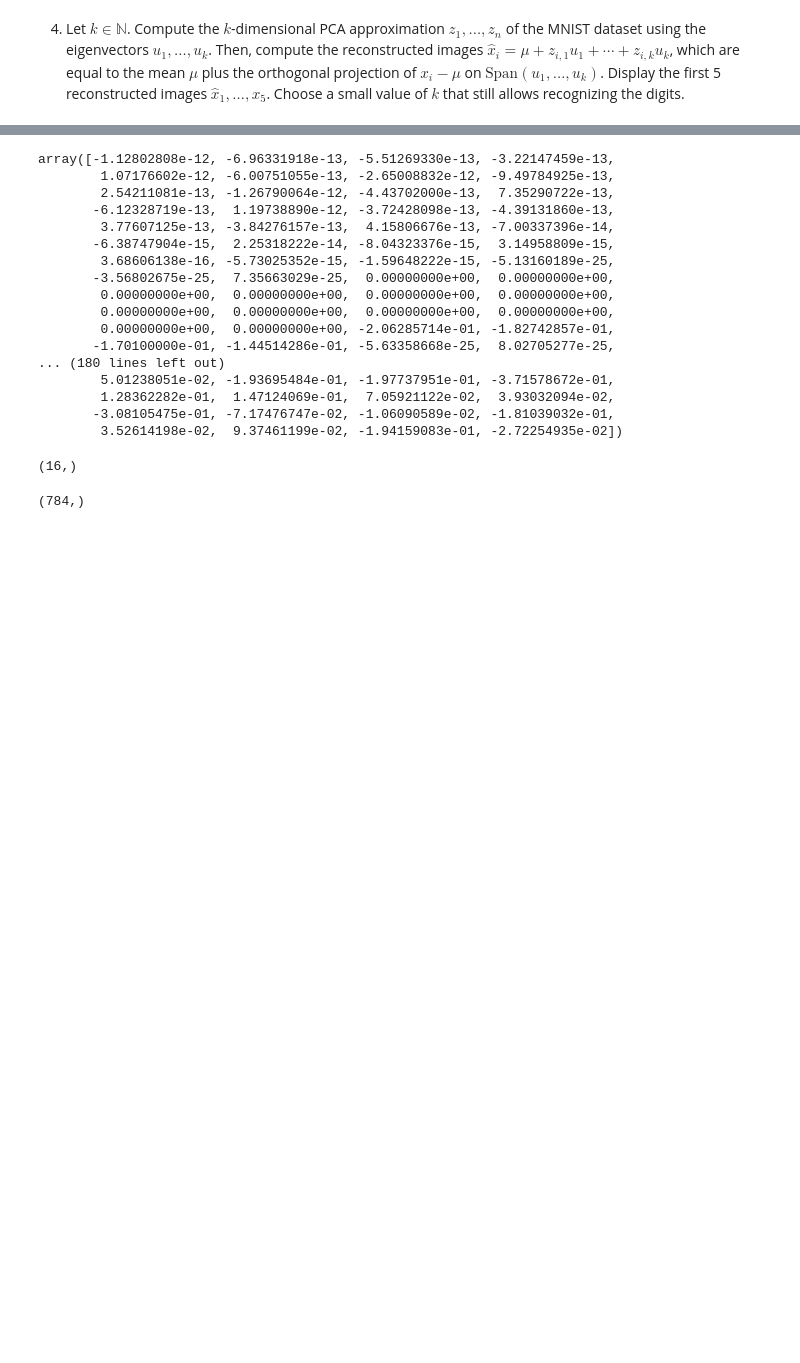
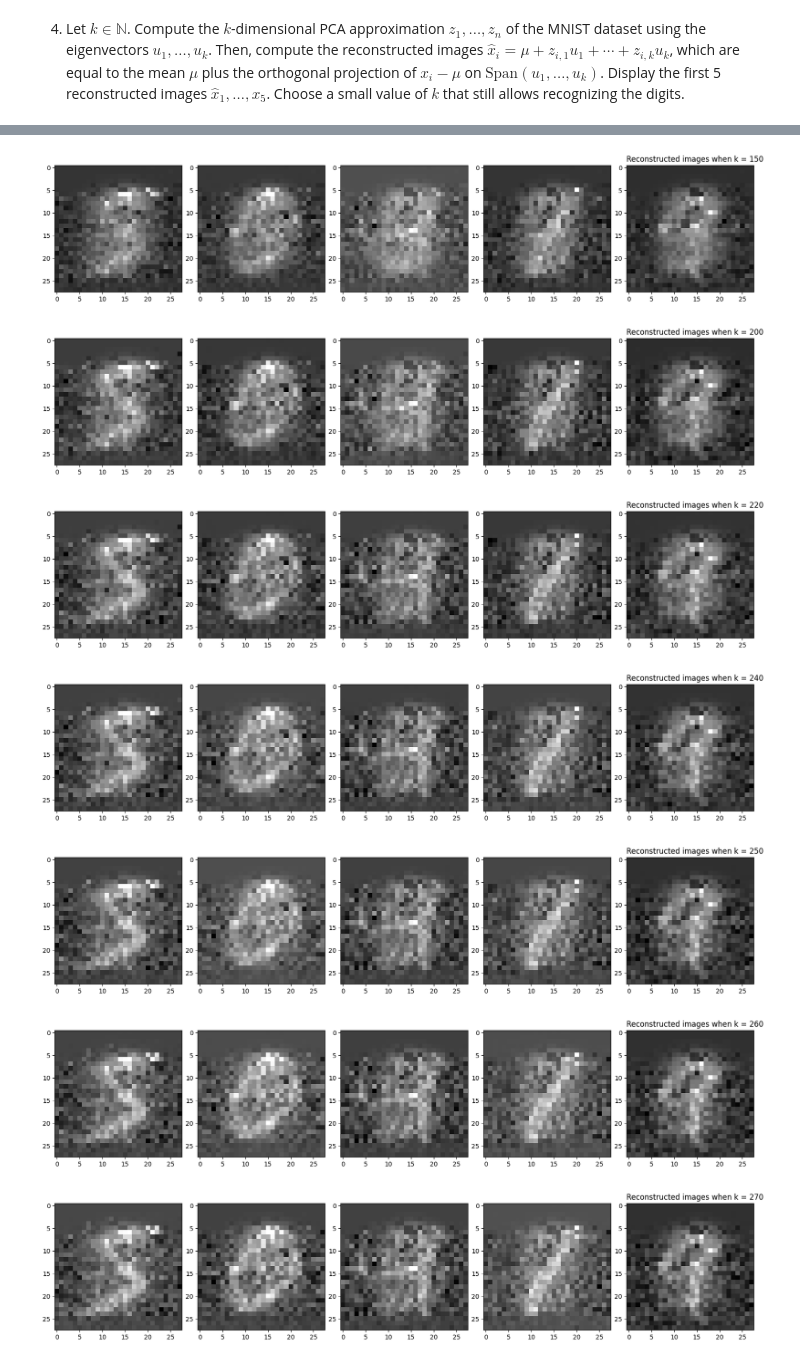
Before and after one commit to AlexMan2000/NYU-Master-Program, a Jupyter notebook: DS-GA-1014/Homeworks/hw7/mnist_pca/mnist_pca.ipynb, the cells around one changed output, grey strips where cells are left out. Drawn from its saved outputs; the diff is of its cells as text; code cells hidden in the pictures; blank space fills up the shorter version.

```diff
--- a/DS-GA-1014/Homeworks/hw7/mnist_pca/mnist_pca.ipynb
+++ b/DS-GA-1014/Homeworks/hw7/mnist_pca/mnist_pca.ipynb
@@ -150,28 +184,10 @@ def compute_eigenbasis(centered_data, k):
-# %%
-V_k @ z_coordinates[:,0]
-# %% [output]
-array([-1.12802808e-12, -6.96331918e-13, -5.51269330e-13, -3.22147459e-13,
-        1.07176602e-12, -6.00751055e-13, -2.65008832e-12, -9.49784925e-13,
-        2.54211081e-13, -1.26790064e-12, -4.43702000e-13,  7.35290722e-13,
-       -6.12328719e-13,  1.19738890e-12, -3.72428098e-13, -4.39131860e-13,
-        3.77607125e-13, -3.84276157e-13,  4.15806676e-13, -7.00337396e-14,
-       -6.38747904e-15,  2.25318222e-14, -8.04323376e-15,  3.14958809e-15,
-        3.68606138e-16, -5.73025352e-15, -1.59648222e-15, -5.13160189e-25,
-       -3.56802675e-25,  7.35663029e-25,  0.00000000e+00,  0.00000000e+00,
-        0.00000000e+00,  0.00000000e+00,  0.00000000e+00,  0.00000000e+00,
-        0.00000000e+00,  0.00000000e+00,  0.00000000e+00,  0.00000000e+00,
-        0.00000000e+00,  0.00000000e+00, -2.06285714e-01, -1.82742857e-01,
-       -1.70100000e-01, -1.44514286e-01, -5.63358668e-25,  8.02705277e-25,
-... (180 lines left out)
-        5.01238051e-02, -1.93695484e-01, -1.97737951e-01, -3.71578672e-01,
-        1.28362282e-01,  1.47124069e-01,  7.05921122e-02,  3.93032094e-02,
-       -3.08105475e-01, -7.17476747e-02, -1.06090589e-02, -1.81039032e-01,
-        3.52614198e-02,  9.37461199e-02, -1.94159083e-01, -2.72254935e-02])
-# %%
-z_coordinates[:,0].shape
-# %% [output]
-(16,)
-# %%
-(V_k @ z_coordinates[:,0]) .shape
-# %% [output]
-(784,)
+# %%
+problem_2(xx) # We find that 300 is minimum number of eigenvectors that are needed to reconstruct the digits that can be recognized by raw eyes.
+# %% [output]
+[figure, added]
+[figure, added]
+[figure, added]
+[figure, added]
+[figure, added]
+[figure, added]
+[figure, added]
```
Also changed, not shown: parts of 2 cells of this notebook, 8 other files.
